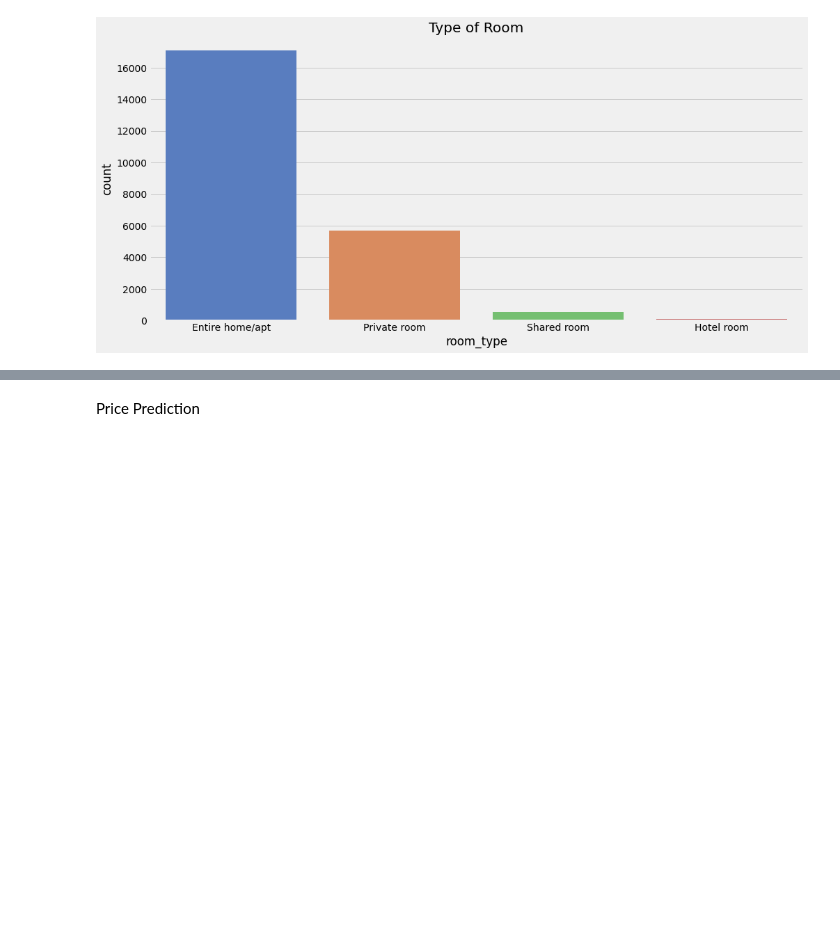
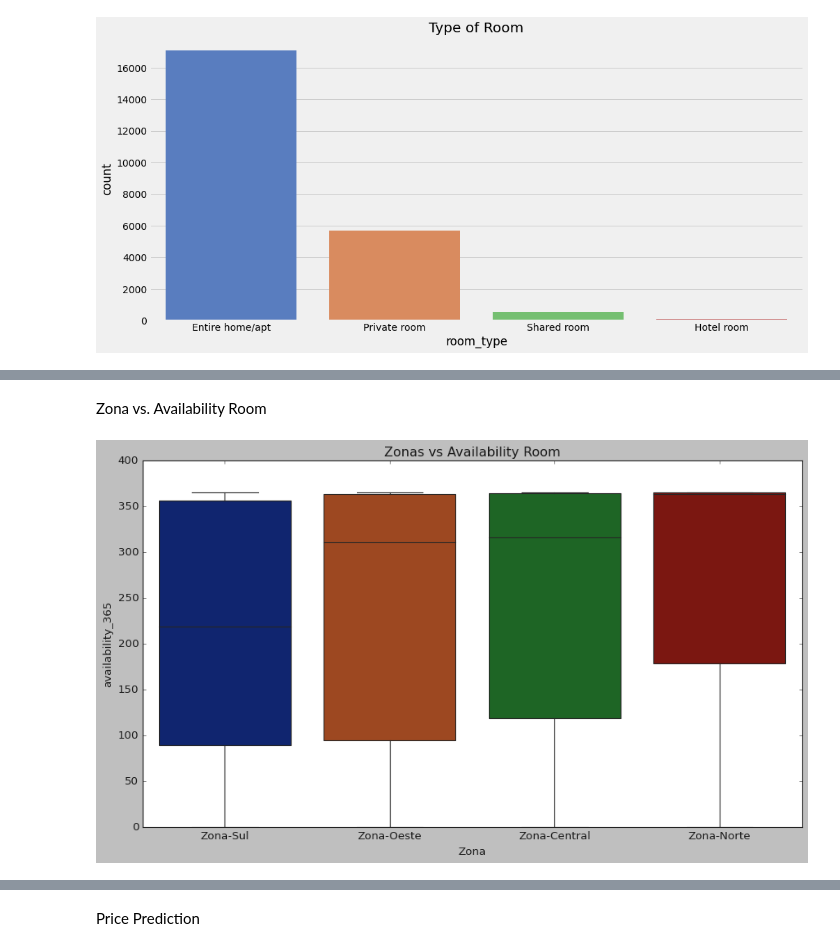
Before and after one commit to vinidias/Analyzing_Aibnb_Data_Rio, a Jupyter notebook: EDA_RJ_Airbnb.ipynb, the cells around one changed output, grey strips where cells are left out. Saved outputs shown, nothing was run; the diff lists cells and outputs as text; code cells hidden in the pictures; blank space fills up the shorter version.

```diff
--- a/EDA_RJ_Airbnb.ipynb
+++ b/EDA_RJ_Airbnb.ipynb
@@ -130,0 +337,12 @@ plt.show()
+# %% [markdown]
+Zona vs. Availability Room
+# %%
+plt.style.use('classic')
+plt.figure(figsize=(13,7))
+plt.title("Zonas vs Availability Room")
+
+sns.boxplot(data=rj_df,x='Zona',y='availability_365',palette="dark")
+
+plt.show()
+# %% [output]
+[figure, added]
```
Also changed, not shown: parts of 12 cells of this notebook.
